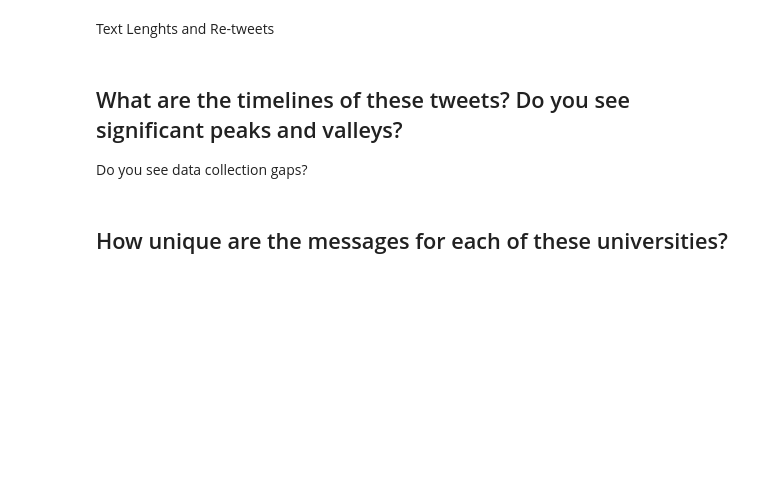
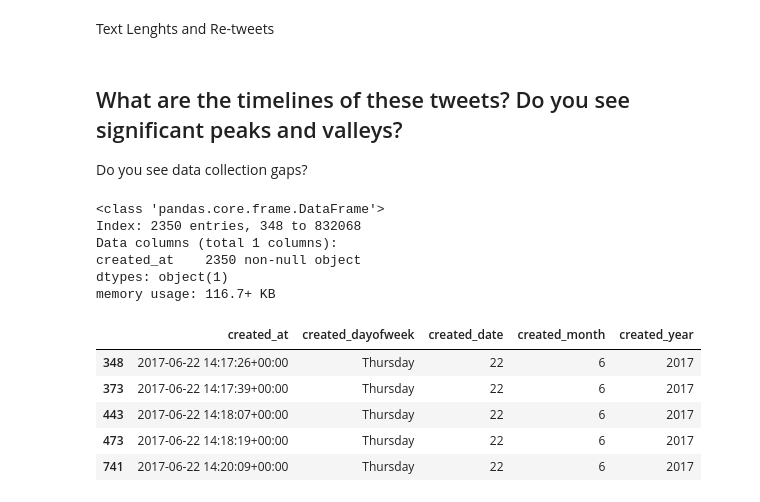
Before and after one commit to DoinGodsWork37/BigDataEngg, a Jupyter notebook: final_project/EDA.ipynb, the cells around one changed output. Cells and saved outputs as stored; diff of their text form; code cells hidden in the pictures; blank space fills up the shorter version.

```diff
--- a/final_project/EDA.ipynb
+++ b/final_project/EDA.ipynb
@@ -311,5 +311,12 @@ Text Lenghts and Re-tweets
 # %% [markdown]
 ## What are the timelines of these tweets? Do you see significant peaks and valleys?
 Do you see data collection gaps?
-# %% [markdown]
-## How unique are the messages for each of these universities?
+# %%
+uni_df[["created_at"]].info()
+# %% [output]
+<class 'pandas.core.frame.DataFrame'>
+Index: 2350 entries, 348 to 832068
+Data columns (total 1 columns):
+created_at    2350 non-null object
+dtypes: object(1)
+memory usage: 116.7+ KB
@@ -315,0 +325,13 @@ Do you see data collection gaps?
+# %%
+uni_df['created_month'] = uni_df['created_at'].map(lambda x: x.month)
+uni_df['created_year'] = uni_df['created_at'].map(lambda x: x.year)
+uni_df['created_date'] = uni_df['created_at'].map(lambda x: x.day)
+uni_df['created_dayofweek'] = uni_df['created_at'].map(lambda x: x.weekday_name)
+uni_df[["created_at", "created_dayofweek", "created_date", "created_month", "created_year"]].head()
+# %% [output]
+|  | created_at | created_dayofweek | created_date | created_month | created_year |
+| 348 | 2017-06-22 14:17:26+00:00 | Thursday | 22 | 6 | 2017 |
+| 373 | 2017-06-22 14:17:39+00:00 | Thursday | 22 | 6 | 2017 |
+| 443 | 2017-06-22 14:18:07+00:00 | Thursday | 22 | 6 | 2017 |
+| 473 | 2017-06-22 14:18:19+00:00 | Thursday | 22 | 6 | 2017 |
+| 741 | 2017-06-22 14:20:09+00:00 | Thursday | 22 | 6 | 2017 |
```
Also changed, not shown: parts of 6 cells of this notebook.
